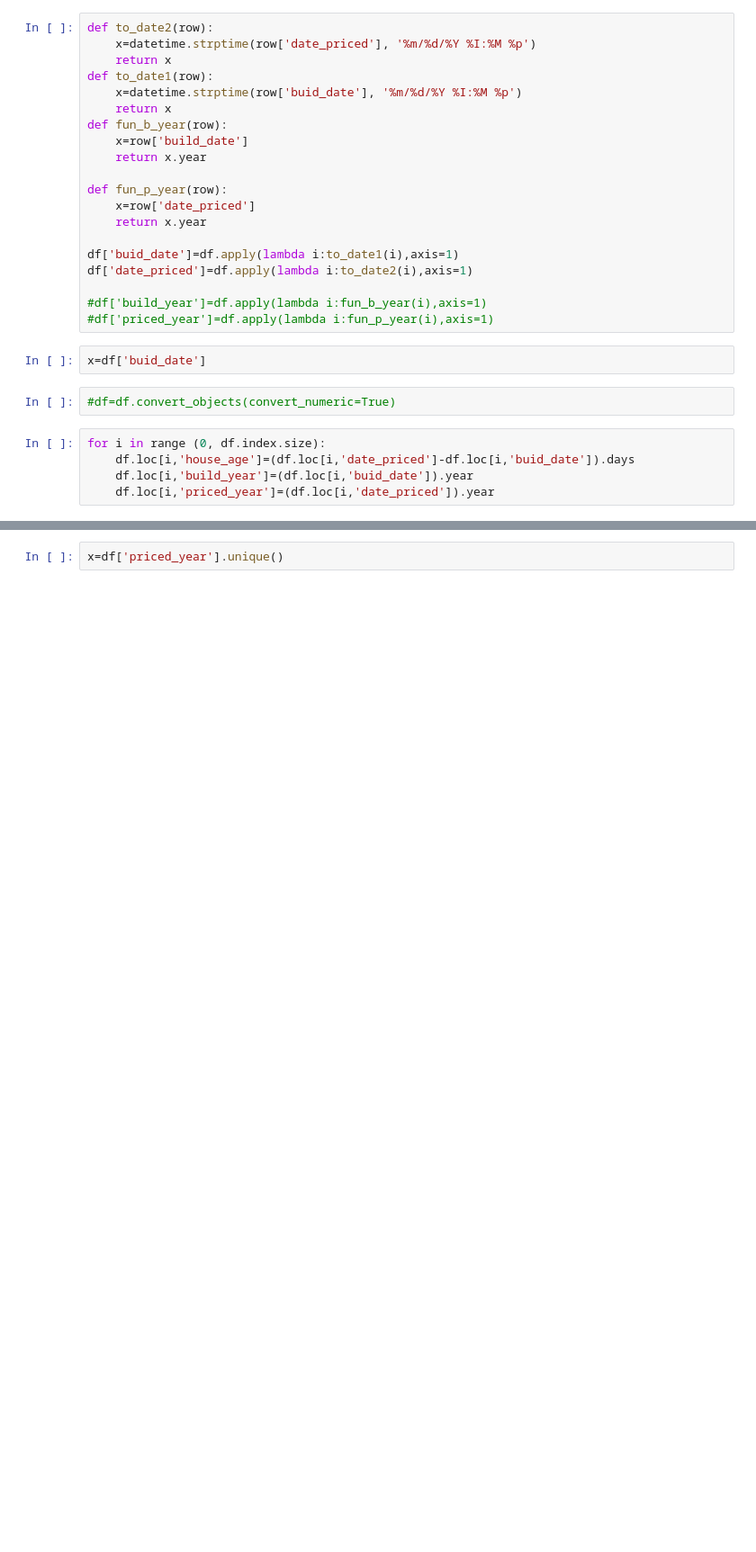
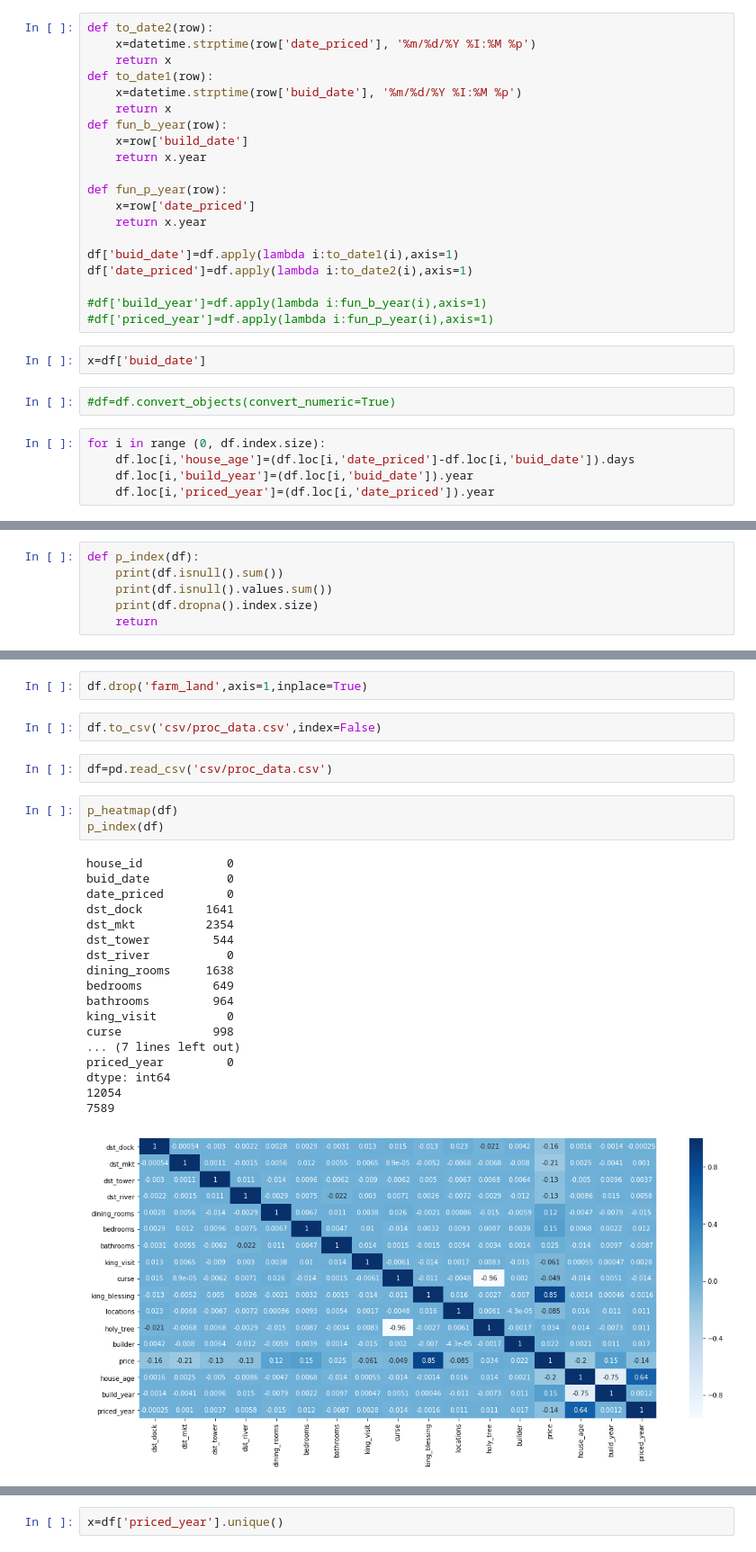
Before and after one commit to jangidnaval/Housing-Prices, a Jupyter notebook: scripts/solution.ipynb, the cells around one changed output, grey strips where cells are left out. Shown at 90% size. Drawn from its saved outputs; the diff is of its cells as text; blank space fills up the shorter version.

```diff
--- a/scripts/solution.ipynb
+++ b/scripts/solution.ipynb
@@ -63,0 +152,6 @@ df.describe()
+# %%
+def p_index(df):
+    print(df.isnull().sum())
+    print(df.isnull().values.sum())
+    print(df.dropna().index.size)
+    return
@@ -63,0 +196,28 @@ df.describe()
+# %%
+df.drop('farm_land',axis=1,inplace=True)
+# %%
+df.to_csv('csv/proc_data.csv',index=False)
+# %%
+df=pd.read_csv('csv/proc_data.csv')
+# %%
+p_heatmap(df)
+p_index(df)
+# %% [output]
+house_id            0
+buid_date           0
+date_priced         0
+dst_dock         1641
+dst_mkt          2354
+dst_tower         544
+dst_river           0
+dining_rooms     1638
+bedrooms          649
+bathrooms         964
+king_visit          0
+curse             998
+... (7 lines left out)
+priced_year         0
+dtype: int64
+12054
+7589
+[figure, added]
```
Also changed, not shown: parts of 112 cells of this notebook, 36 other files.
